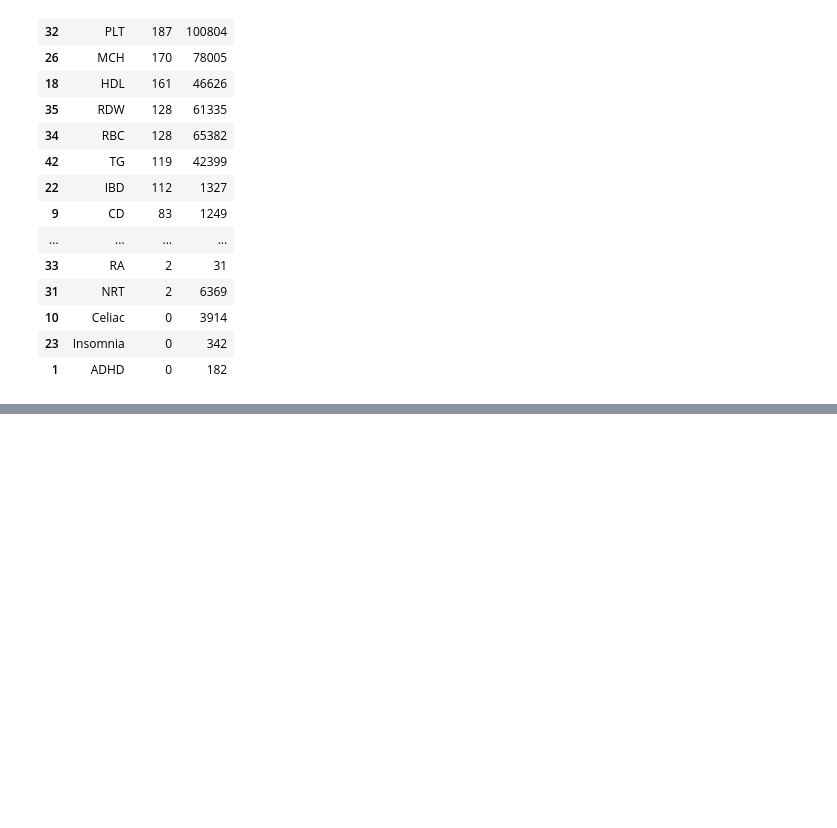
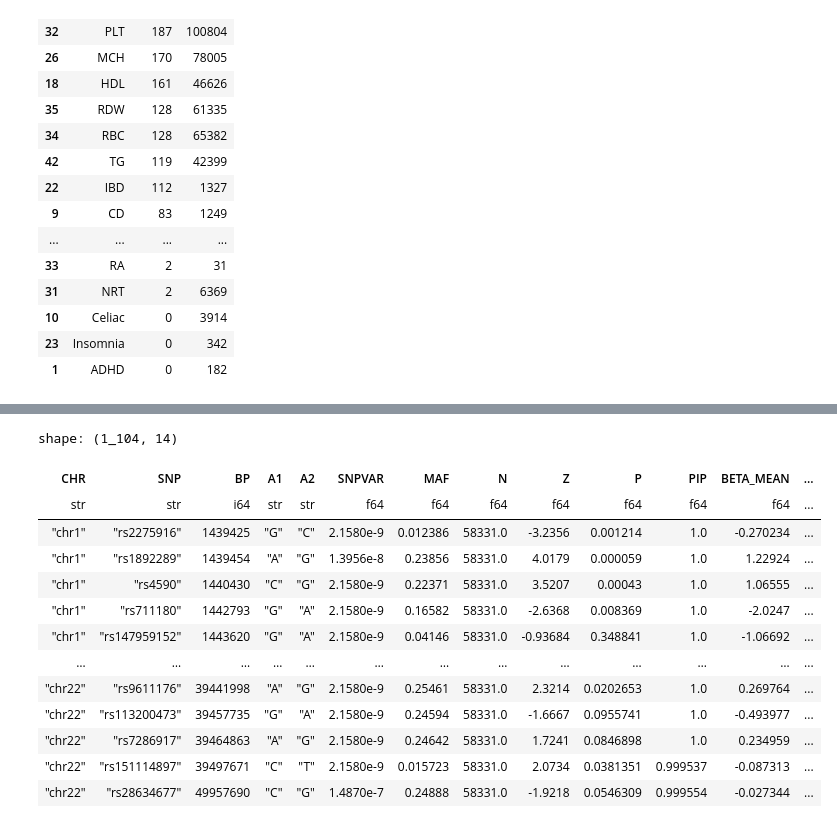
Before and after one commit to minjaf/TraitGym, a Jupyter notebook: workflow/notebooks/gwas_gokcen.ipynb, the cells around one changed output, grey strips where cells are left out. Saved outputs shown, nothing was run; the diff lists cells and outputs as text; code cells hidden in the pictures; blank space fills up the shorter version.

```diff
--- a/workflow/notebooks/gwas_gokcen.ipynb
+++ b/workflow/notebooks/gwas_gokcen.ipynb
@@ -99,0 +118,18 @@ res
+# %%
+df = df.filter(pl.col("PIP") > 0.9)
+df
+# %% [output]
+shape: (1_104, 14)
+| CHR | SNP | BP | A1 | A2 | SNPVAR | MAF | N | Z | P | PIP | BETA_MEAN | ... |
+| str | str | i64 | str | str | f64 | f64 | f64 | f64 | f64 | f64 | f64 | ... |
+| "chr1" | "rs2275916" | 1439425 | "G" | "C" | 2.1580e-9 | 0.012386 | 58331.0 | -3.2356 | 0.001214 | 1.0 | -0.270234 | ... |
+| "chr1" | "rs1892289" | 1439454 | "A" | "G" | 1.3956e-8 | 0.23856 | 58331.0 | 4.0179 | 0.000059 | 1.0 | 1.22924 | ... |
+| "chr1" | "rs4590" | 1440430 | "C" | "G" | 2.1580e-9 | 0.22371 | 58331.0 | 3.5207 | 0.00043 | 1.0 | 1.06555 | ... |
+| "chr1" | "rs711180" | 1442793 | "G" | "A" | 2.1580e-9 | 0.16582 | 58331.0 | -2.6368 | 0.008369 | 1.0 | -2.0247 | ... |
+| "chr1" | "rs147959152" | 1443620 | "G" | "A" | 2.1580e-9 | 0.04146 | 58331.0 | -0.93684 | 0.348841 | 1.0 | -1.06692 | ... |
+| … | … | … | … | … | … | … | … | … | … | … | … | ... |
+| "chr22" | "rs9611176" | 39441998 | "A" | "G" | 2.1580e-9 | 0.25461 | 58331.0 | 2.3214 | 0.0202653 | 1.0 | 0.269764 | ... |
+| "chr22" | "rs113200473" | 39457735 | "G" | "A" | 2.1580e-9 | 0.24594 | 58331.0 | -1.6667 | 0.0955741 | 1.0 | -0.493977 | ... |
+| "chr22" | "rs7286917" | 39464863 | "A" | "G" | 2.1580e-9 | 0.24642 | 58331.0 | 1.7241 | 0.0846898 | 1.0 | 0.234959 | ... |
+| "chr22" | "rs151114897" | 39497671 | "C" | "T" | 2.1580e-9 | 0.015723 | 58331.0 | 2.0734 | 0.0381351 | 0.999537 | -0.087313 | ... |
+| "chr22" | "rs28634677" | 49957690 | "C" | "G" | 1.4870e-7 | 0.24888 | 58331.0 | -1.9218 | 0.0546309 | 0.999554 | -0.027344 | ... |
```
Also changed, not shown: parts of 3 cells of this notebook, 7 other files.
